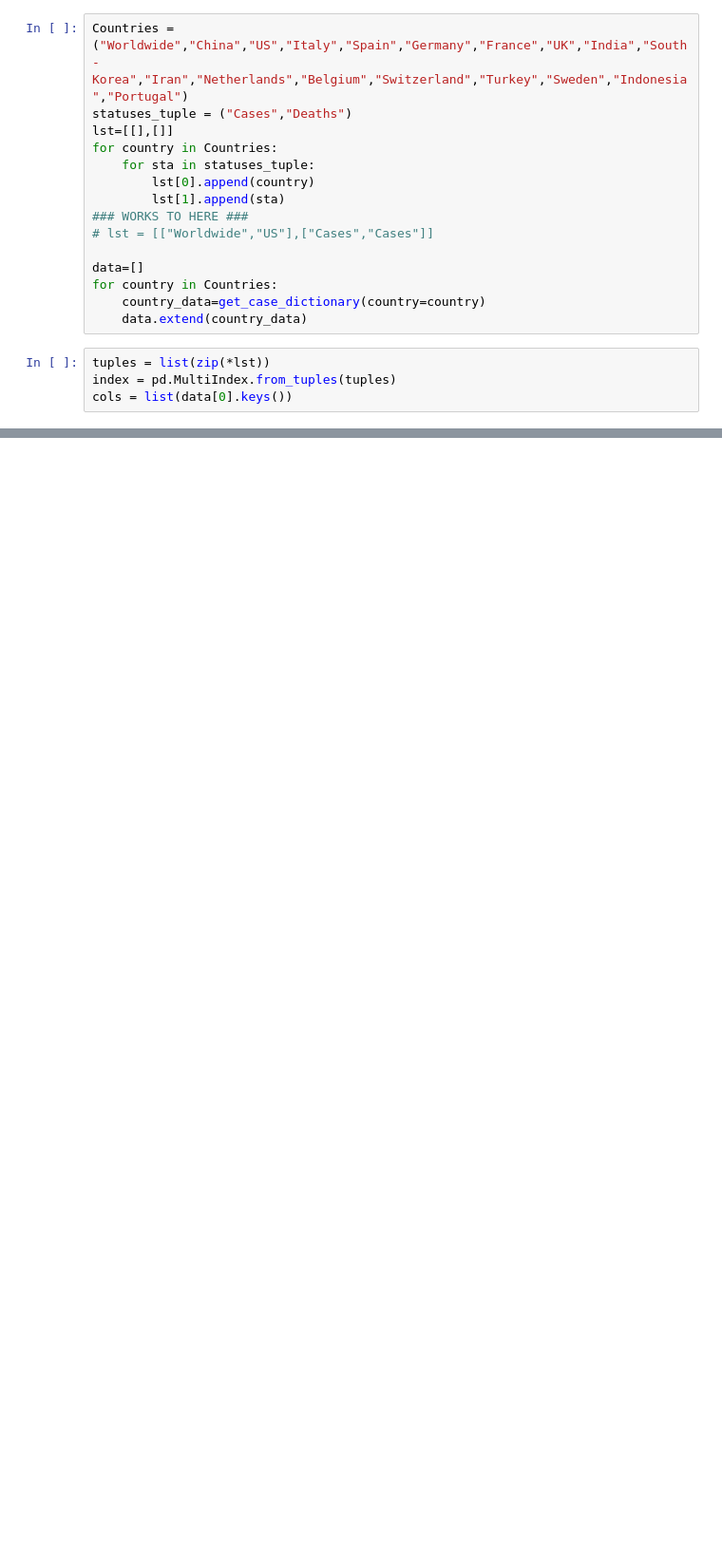
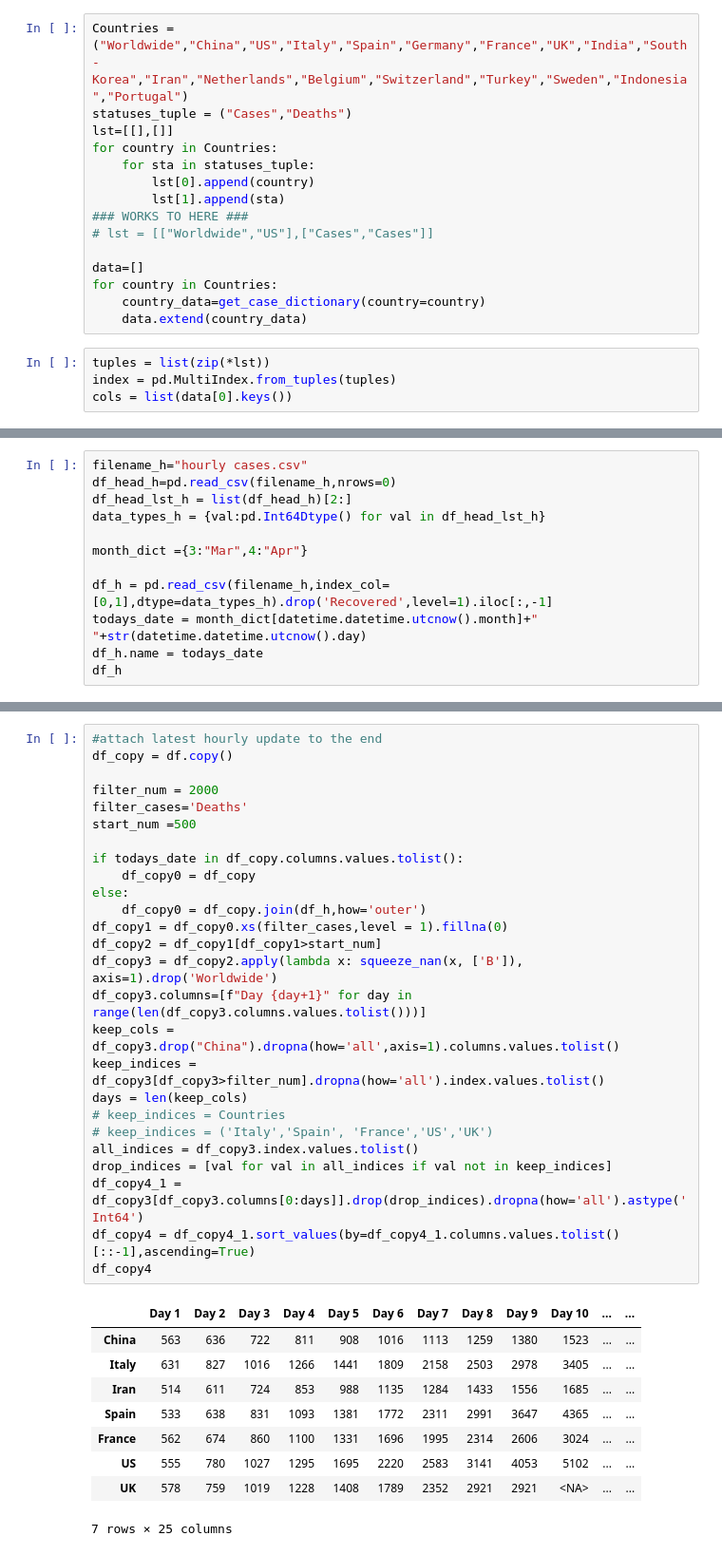
Before and after one commit to Ajeet94/coronavirus, a Jupyter notebook: coronavirus_tracker_notes.ipynb, the cells around one changed output, grey strips where cells are left out. Shown at 95% size. Cells and saved outputs as stored; diff of their text form; blank space fills up the shorter version.

```diff
--- a/coronavirus_tracker_notes.ipynb
+++ b/coronavirus_tracker_notes.ipynb
@@ -230,0 +229,12 @@ plt.savefig(join("Coronavirus Graphs",f'Cumulative {filter_cases.lower()} {start
+# %%
+filename_h="hourly cases.csv"
+df_head_h=pd.read_csv(filename_h,nrows=0)
+df_head_lst_h = list(df_head_h)[2:]
+data_types_h = {val:pd.Int64Dtype() for val in df_head_lst_h}
+
+month_dict ={3:"Mar",4:"Apr"}
+
+df_h = pd.read_csv(filename_h,index_col=[0,1],dtype=data_types_h).drop('Recovered',level=1).iloc[:,-1]
+todays_date = month_dict[datetime.datetime.utcnow().month]+" "+str(datetime.datetime.utcnow().day)
+df_h.name = todays_date
+df_h
@@ -230,0 +259,36 @@ plt.savefig(join("Coronavirus Graphs",f'Cumulative {filter_cases.lower()} {start
+# %%
+#attach latest hourly update to the end
+df_copy = df.copy()
+
+filter_num = 2000
+filter_cases='Deaths'
+start_num =500
+
+if todays_date in df_copy.columns.values.tolist():
+    df_copy0 = df_copy
+else:
+    df_copy0 = df_copy.join(df_h,how='outer')
+df_copy1 = df_copy0.xs(filter_cases,level = 1).fillna(0)
+df_copy2 = df_copy1[df_copy1>start_num]
+df_copy3 = df_copy2.apply(lambda x: squeeze_nan(x, ['B']), axis=1).drop('Worldwide')
+df_copy3.columns=[f"Day {day+1}" for day in range(len(df_copy3.columns.values.tolist()))]
+keep_cols = df_copy3.drop("China").dropna(how='all',axis=1).columns.values.tolist()
+keep_indices = df_copy3[df_copy3>filter_num].dropna(how='all').index.values.tolist()
+days = len(keep_cols)
+# keep_indices = Countries
+# keep_indices = ('Italy','Spain', 'France','US','UK')
+all_indices = df_copy3.index.values.tolist()
+drop_indices = [val for val in all_indices if val not in keep_indices]
+df_copy4_1 = df_copy3[df_copy3.columns[0:days]].drop(drop_indices).dropna(how='all').astype('Int64')
+df_copy4 = df_copy4_1.sort_values(by=df_copy4_1.columns.values.tolist()[::-1],ascending=True)
+df_copy4
+# %% [output]
+|  | Day 1 | Day 2 | Day 3 | Day 4 | Day 5 | Day 6 | Day 7 | Day 8 | Day 9 | Day 10 | ... | ... |
+| China | 563 | 636 | 722 | 811 | 908 | 1016 | 1113 | 1259 | 1380 | 1523 | ... | ... |
+| Italy | 631 | 827 | 1016 | 1266 | 1441 | 1809 | 2158 | 2503 | 2978 | 3405 | ... | ... |
+| Iran | 514 | 611 | 724 | 853 | 988 | 1135 | 1284 | 1433 | 1556 | 1685 | ... | ... |
+| Spain | 533 | 638 | 831 | 1093 | 1381 | 1772 | 2311 | 2991 | 3647 | 4365 | ... | ... |
+| France | 562 | 674 | 860 | 1100 | 1331 | 1696 | 1995 | 2314 | 2606 | 3024 | ... | ... |
+| US | 555 | 780 | 1027 | 1295 | 1695 | 2220 | 2583 | 3141 | 4053 | 5102 | ... | ... |
+| UK | 578 | 759 | 1019 | 1228 | 1408 | 1789 | 2352 | 2921 | 2921 | <NA> | ... | ... |
+7 rows × 25 columns
```
Also changed, not shown: parts of 7 cells of this notebook, 22 other files.
